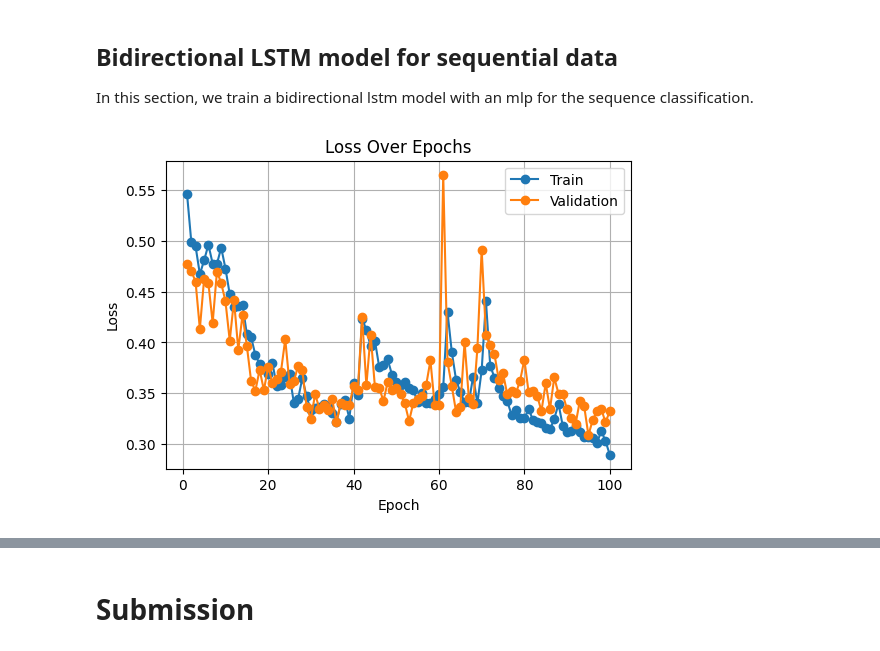
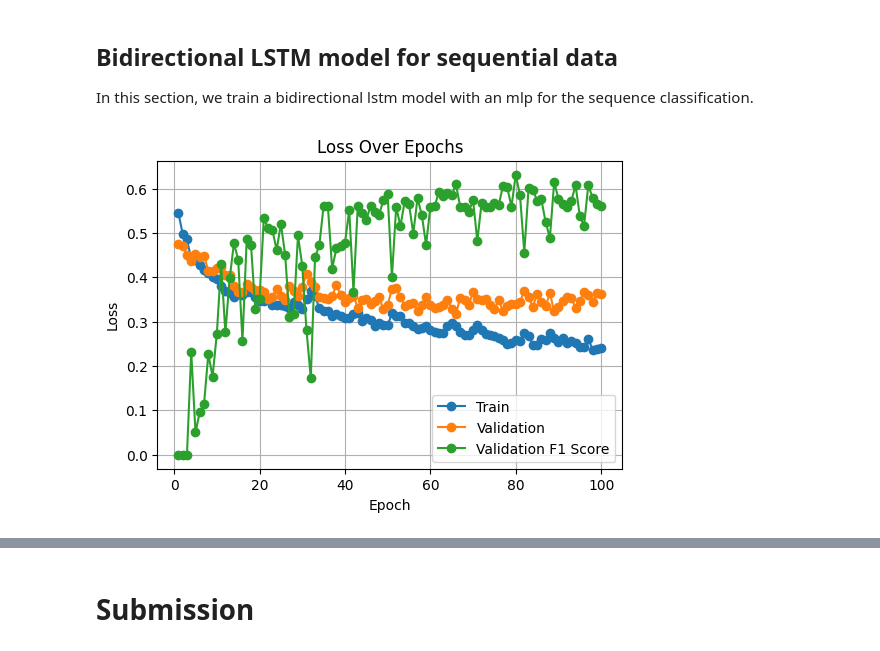
Before and after one commit to Igzi/nml_project, a Jupyter notebook: RNN.ipynb, the cells around one changed output, grey strips where cells are left out. Drawn from its saved outputs; the diff is of its cells as text; code cells hidden in the pictures.

Commit message:
Transformer and mlp models

```diff
--- a/RNN.ipynb
+++ b/RNN.ipynb
@@ -162,10 +159,13 @@ model = SimpleLSTM(input_dim=19, hidden_dim=64, num_layers=3, dropout=0.3).to(de
 criterion = nn.BCEWithLogitsLoss()
 optimizer = optim.Adam(model.parameters(), lr=1e-3)
 # %%
+from sklearn.metrics import f1_score
+
 # Training loop
 num_epochs = 1000
 train_losses = []
 val_losses = []
+val_f1_scores = []
 
 for epoch in tqdm(range(num_epochs), desc="Training"):
     model.train()
@@ -193,6 +193,8 @@ for epoch in tqdm(range(num_epochs), desc="Training"):
     # Validation phase
     model.eval()
     val_running_loss = 0.0
+    all_labels = []
+    all_preds = []
 
     with torch.no_grad():
         for x_val, y_val in loader_val:
@@ -202,9 +204,20 @@ for epoch in tqdm(range(num_epochs), desc="Training"):
 
             # Forward pass
             val_logits = model(x_val)
+            val_probs = torch.sigmoid(val_logits)  # Apply sigmoid for binary classification
+            val_preds = (val_probs > 0.5).int()  # Convert probabilities to binary predictions
+
+            # Collect all labels and predictions
+            all_labels.extend(y_val.cpu().numpy())
+            all_preds.extend(val_preds.cpu().numpy())
+
+            # Compute validation loss
             val_loss = criterion(val_logits, y_val)
-
             val_running_loss += val_loss.item()
 
     avg_val_loss = val_running_loss / len(loader_val)
     val_losses.append(avg_val_loss)
+
+    # Compute F1 score for validation data
+    val_f1 = f1_score(all_labels, all_preds, average='binary')  # Use 'binary' for binary classification
+    val_f1_scores.append(val_f1)
@@ -301,7 +317,7 @@ class BiLSTM(nn.Module):
         logits = self.fc2(x)  # [batch_size, 1]
         return logits
 # %%
-model = BiLSTM(input_dim=19, hidden_dim=64, num_layers=3, dropout=0.3).to(device)
+model = BiLSTM(input_dim=19, hidden_dim=64, num_layers=2, dropout=0.3).to(device)
 criterion = nn.BCEWithLogitsLoss()
 optimizer = optim.Adam(model.parameters(), lr=1e-3)
 # %%
@@ -309,6 +325,7 @@ optimizer = optim.Adam(model.parameters(), lr=1e-3)
 num_epochs = 100
 train_losses = []
 val_losses = []
+val_f1_scores = []
 
 for epoch in tqdm(range(num_epochs), desc="Training"):
     model.train()
@@ -336,6 +353,8 @@ for epoch in tqdm(range(num_epochs), desc="Training"):
     # Validation phase
     model.eval()
     val_running_loss = 0.0
+    all_labels = []
+    all_preds = []
 
     with torch.no_grad():
         for x_val, y_val in loader_val:
@@ -345,25 +364,37 @@ for epoch in tqdm(range(num_epochs), desc="Training"):
 
             # Forward pass
             val_logits = model(x_val)
+            val_probs = torch.sigmoid(val_logits)  # Apply sigmoid for binary classification
+            val_preds = (val_probs > 0.5).int()  # Convert probabilities to binary predictions
+
+            # Collect all labels and predictions
+            all_labels.extend(y_val.cpu().numpy())
+            all_preds.extend(val_preds.cpu().numpy())
+
+            # Compute validation loss
             val_loss = criterion(val_logits, y_val)
-
             val_running_loss += val_loss.item()
 
     avg_val_loss = val_running_loss / len(loader_val)
     val_losses.append(avg_val_loss)
+
+    # Compute F1 score for validation data
+    val_f1 = f1_score(all_labels, all_preds, average='binary')  # Use 'binary' for binary classification
+    val_f1_scores.append(val_f1)
 # %%
 # Plot the training loss
 import matplotlib.pyplot as plt
 
 plt.figure(figsize=(6, 4))
 plt.plot(range(1, num_epochs + 1), train_losses, marker="o")
 plt.plot(range(1, num_epochs + 1), val_losses, marker="o")
+plt.plot(range(1, num_epochs + 1), val_f1_scores, marker="o")
 plt.title("Loss Over Epochs")
-plt.legend(["Train", "Validation"])
+plt.legend(["Train", "Validation", "Validation F1 Score"])
 plt.xlabel("Epoch")
 plt.ylabel("Loss")
 plt.grid(True)
 plt.show()
 # %% [output]
-[figure, old version]
+[figure, new version]
 # %%
```
Also changed, not shown: parts of 8 cells of this notebook, 4 other files.
